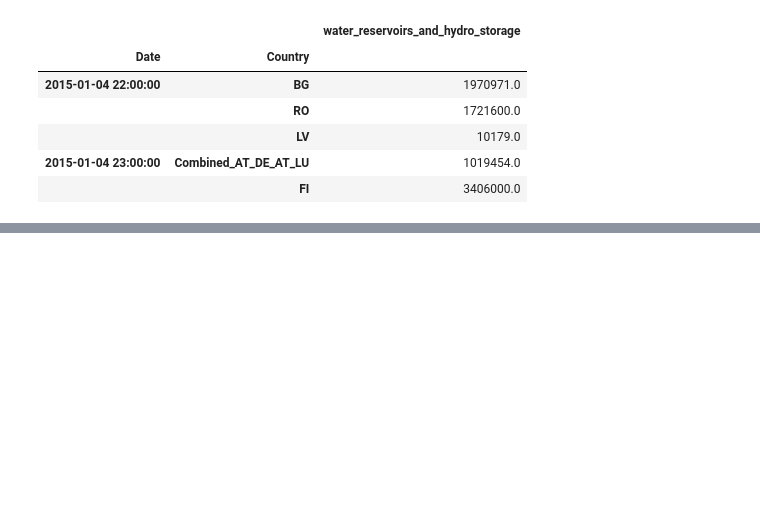
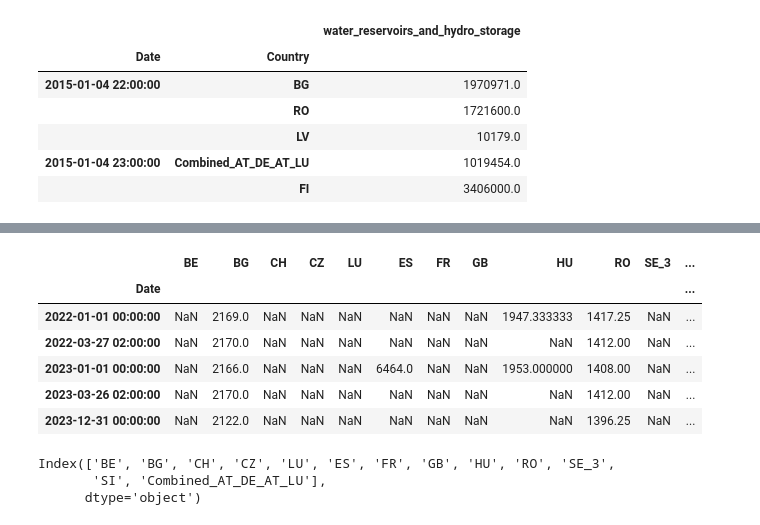
Before and after one commit to hertiemlteam/machine_learning, a Jupyter notebook: machine_learning_energy.ipynb, the cells around one changed output, grey strips where cells are left out. Cells and saved outputs as stored; diff of their text form; code cells hidden in the pictures; blank space fills up the shorter version.

```diff
--- a/machine_learning_energy.ipynb
+++ b/machine_learning_energy.ipynb
@@ -263,0 +390,24 @@ combined_df
+# %%
+df_nuclear = pd.read_csv('data/nuclear.csv', sep=";",  index_col=0)
+df_nuclear.rename(columns={'Nuclear_SI': 'SI', 'CH': 'CH'}, inplace=True)
+df_nuclear.index = pd.to_datetime(df_nuclear.index)
+df_nuclear['Combined_AT_DE_AT_LU'] = df_nuclear['DE_AT_LU']
+exclude_columns = ['DE_AT_LU']
+df_nuclear.drop(columns=exclude_columns, inplace=True)
+df_nuclear = df_nuclear.rename_axis('Date')
+pd.to_datetime(df_nuclear.index.get_level_values(0))
+df_nuclear.tail()
+# %% [output]
+|  | BE | BG | CH | CZ | LU | ES | FR | GB | HU | RO | SE_3 | ... |
+| Date |  |  |  |  |  |  |  |  |  |  |  | ... |
+| 2022-01-01 00:00:00 | NaN | 2169.0 | NaN | NaN | NaN | NaN | NaN | NaN | 1947.333333 | 1417.25 | NaN | ... |
+| 2022-03-27 02:00:00 | NaN | 2170.0 | NaN | NaN | NaN | NaN | NaN | NaN | NaN | 1412.00 | NaN | ... |
+| 2023-01-01 00:00:00 | NaN | 2166.0 | NaN | NaN | NaN | 6464.0 | NaN | NaN | 1953.000000 | 1408.00 | NaN | ... |
+| 2023-03-26 02:00:00 | NaN | 2170.0 | NaN | NaN | NaN | NaN | NaN | NaN | NaN | 1412.00 | NaN | ... |
+| 2023-12-31 00:00:00 | NaN | 2122.0 | NaN | NaN | NaN | NaN | NaN | NaN | NaN | 1396.25 | NaN | ... |
+# %%
+df_nuclear.columns
+# %% [output]
+Index(['BE', 'BG', 'CH', 'CZ', 'LU', 'ES', 'FR', 'GB', 'HU', 'RO', 'SE_3',
+       'SI', 'Combined_AT_DE_AT_LU'],
+      dtype='object')
```
Also changed, not shown: parts of 19 cells of this notebook, 4 other files.
